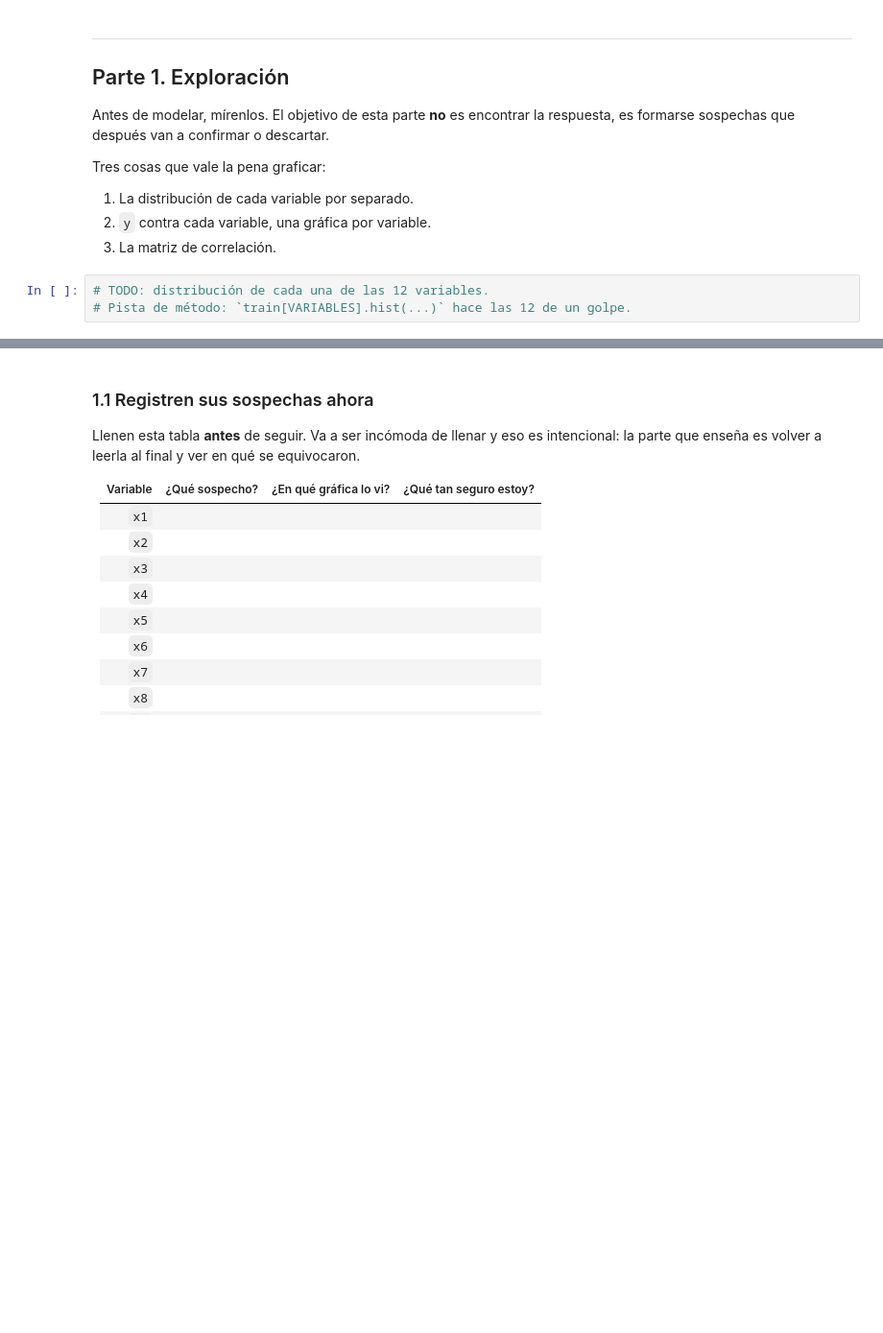
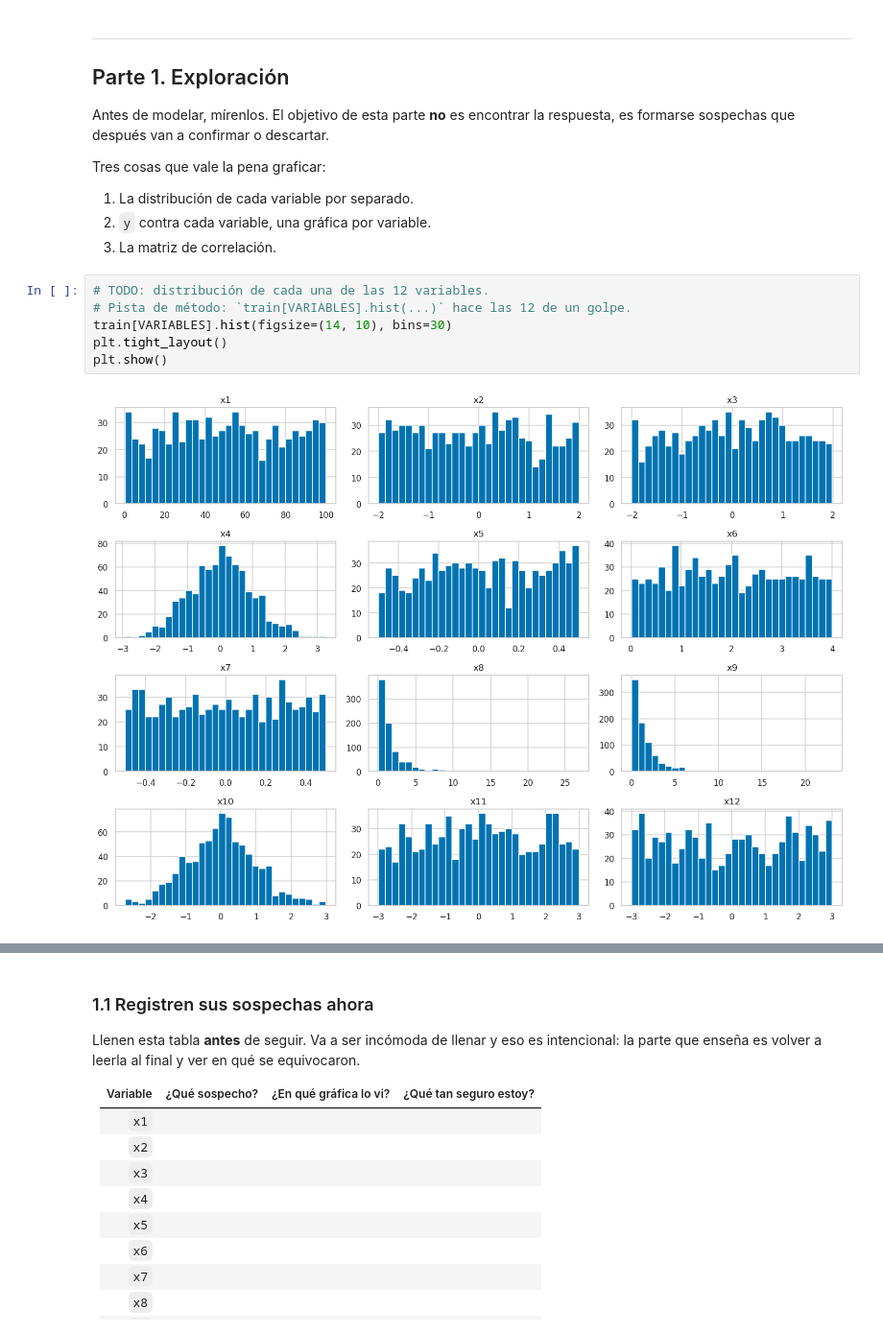
Before and after one commit to rosagtzz/mineria_datos, a Jupyter notebook: tareas/tarea_01_aproximacion_funcion.ipynb, the cells around one changed output, grey strips where cells are left out. Shown at 96% size. Drawn from its saved outputs; the diff is of its cells as text; blank space fills up the shorter version.

```diff
--- a/tareas/tarea_01_aproximacion_funcion.ipynb
+++ b/tareas/tarea_01_aproximacion_funcion.ipynb
@@ -173,6 +193,11 @@ Tres cosas que vale la pena graficar:
 # %%
 # TODO: distribución de cada una de las 12 variables.
 # Pista de método: `train[VARIABLES].hist(...)` hace las 12 de un golpe.
+train[VARIABLES].hist(figsize=(14, 10), bins=30)
+plt.tight_layout()
+plt.show()
+# %% [output]
+[figure, added]
 # %%
 # TODO: `y` contra cada variable. Una rejilla de 12 paneles.
 # Usen puntos con transparencia (`alpha`): con 800 observaciones se traslapan.
```
Also changed, not shown: parts of 24 cells of this notebook.
